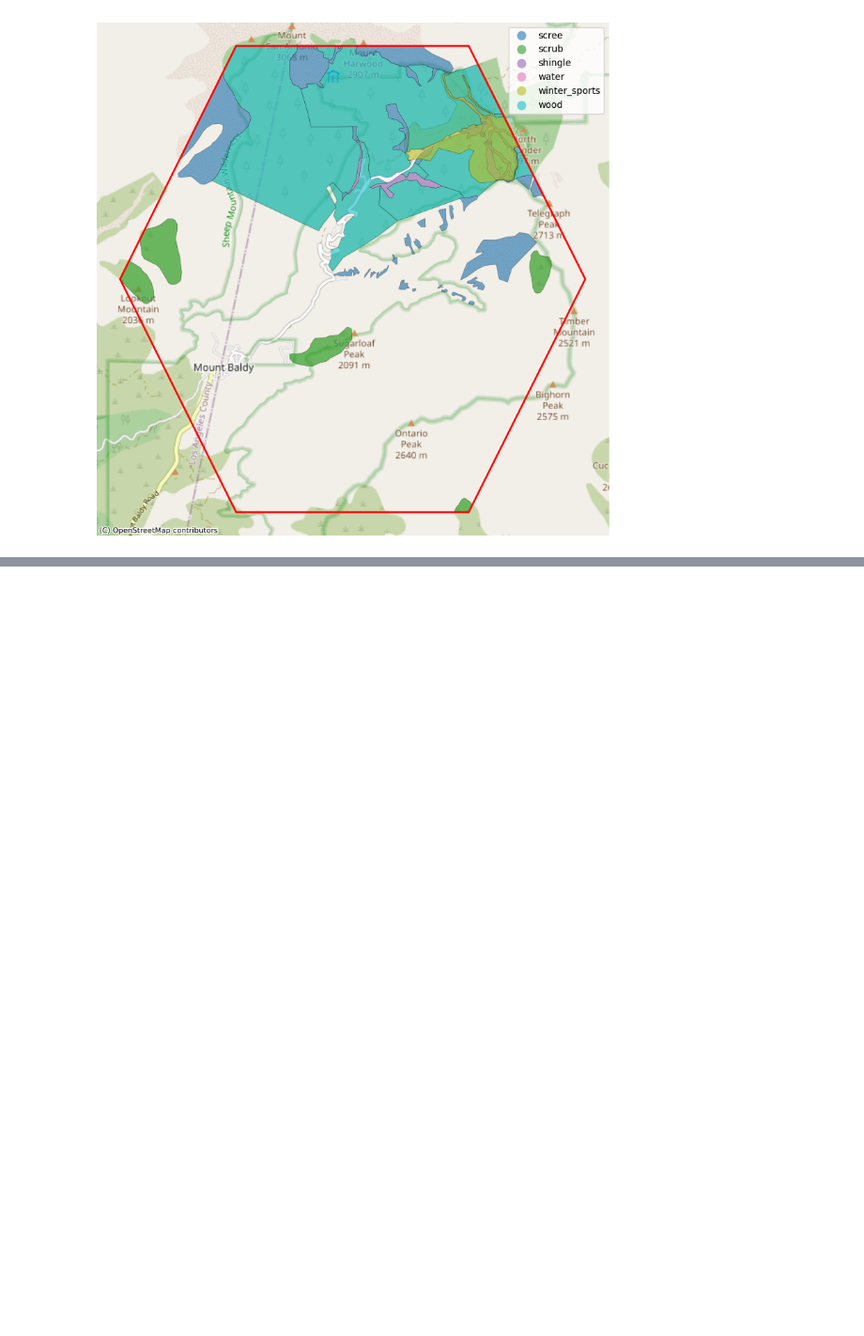
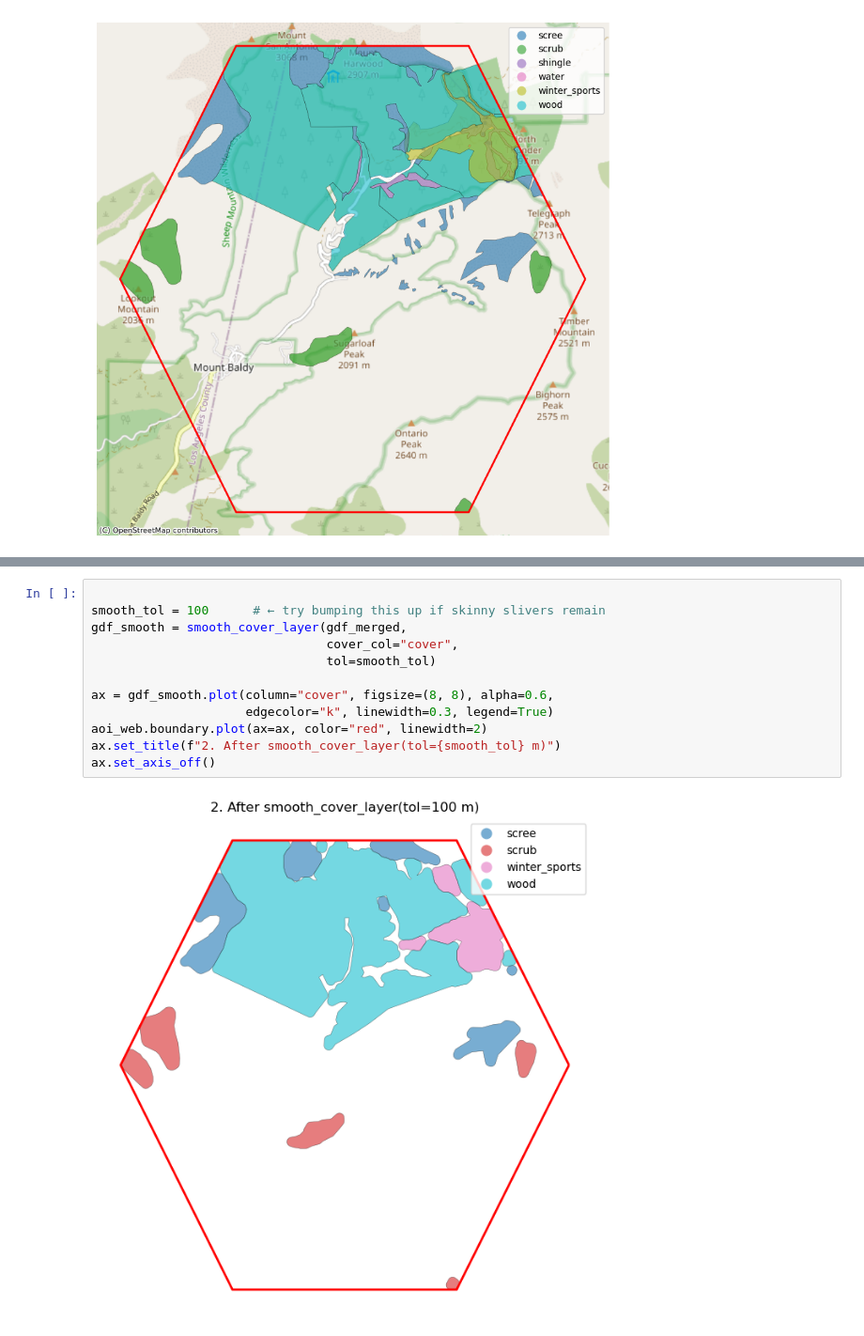
Before and after one commit to taby1/TouchTerrain_with_Landcover, a Jupyter notebook: landcover_osm test.ipynb, the cells around one changed output, grey strips where cells are left out. Shown at 94% size. Drawn from its saved outputs; the diff is of its cells as text; blank space fills up the shorter version.

```diff
--- a/landcover_osm test.ipynb
+++ b/landcover_osm test.ipynb
@@ -397,0 +516,14 @@ gdf_smooth.plot(column="cover", figsize=(8, 8), legend=True, alpha=0.6, edgecolo
+# %%
+
+smooth_tol = 100      # ← try bumping this up if skinny slivers remain
+gdf_smooth = smooth_cover_layer(gdf_merged,
+                                cover_col="cover",
+                                tol=smooth_tol)
+
+ax = gdf_smooth.plot(column="cover", figsize=(8, 8), alpha=0.6,
+                     edgecolor="k", linewidth=0.3, legend=True)
+aoi_web.boundary.plot(ax=ax, color="red", linewidth=2)
+ax.set_title(f"2. After smooth_cover_layer(tol={smooth_tol} m)")
+ax.set_axis_off()
+# %% [output]
+[figure, added]
```
Also changed, not shown: parts of 6 cells of this notebook, 1 other file.
